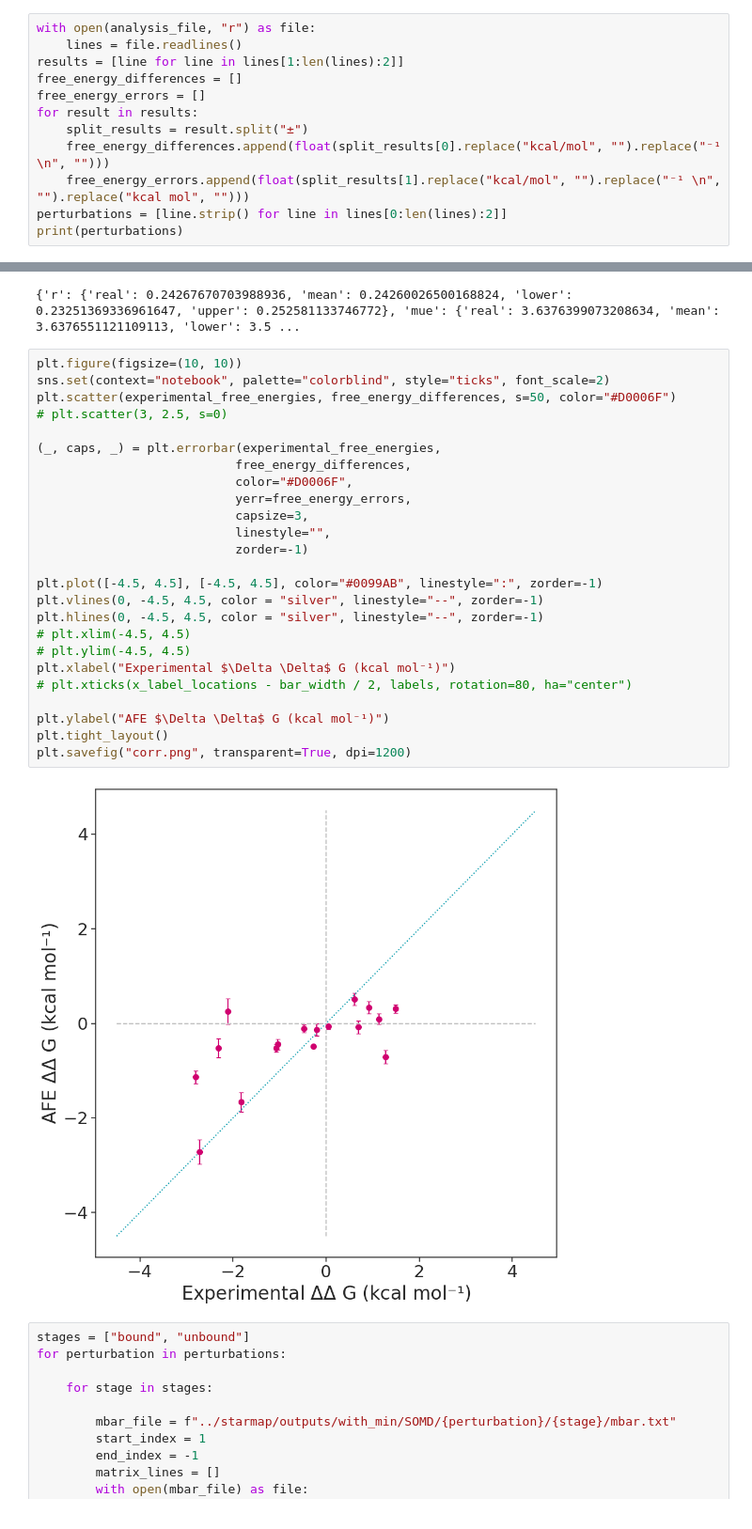
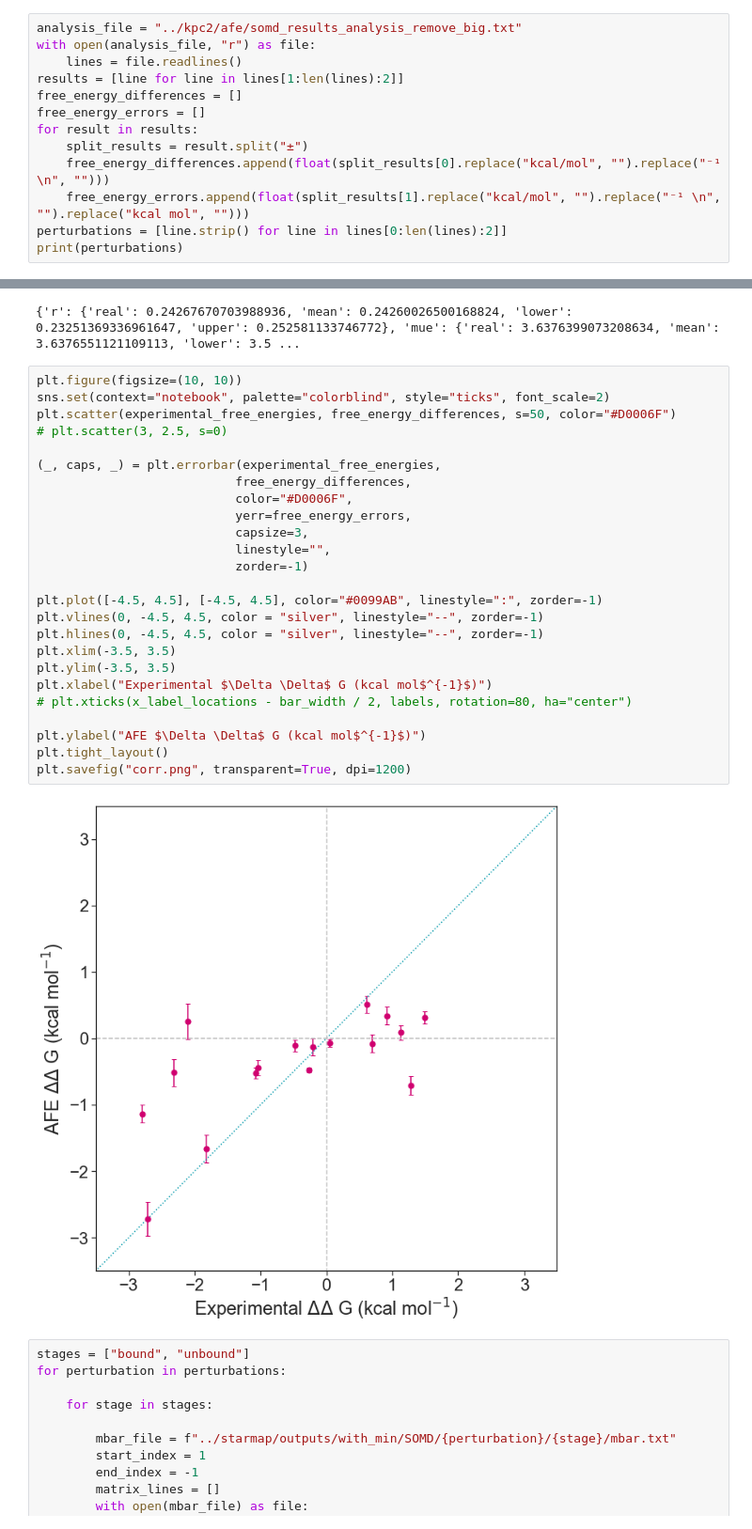
Before and after one commit to meyresearch/metalloenzymes, a Jupyter notebook: scripts/quick_analyse_somd.ipynb, the cells around one changed output, grey strips where cells are left out. Shown at 94% size. Saved outputs shown, nothing was run; the diff lists cells and outputs as text.

```diff
--- a/scripts/quick_analyse_somd.ipynb
+++ b/scripts/quick_analyse_somd.ipynb
@@ -186,6 +186,7 @@ lig_6~lig_7
 lig_10~lig_8
 lig_13~lig_6
 # %%
+analysis_file = "../kpc2/afe/somd_results_analysis_remove_big.txt"
 with open(analysis_file, "r") as file:
     lines = file.readlines()
 results = [line for line in lines[1:len(lines):2]]
@@ -347,30 +348,30 @@ print(stats)
 # %%
 plt.figure(figsize=(10, 10))
 sns.set(context="notebook", palette="colorblind", style="ticks", font_scale=2)
 plt.scatter(experimental_free_energies, free_energy_differences, s=50, color="#D0006F")
 # plt.scatter(3, 2.5, s=0)
 
 (_, caps, _) = plt.errorbar(experimental_free_energies,
                            free_energy_differences,
                            color="#D0006F",
                            yerr=free_energy_errors,
                            capsize=3,
                            linestyle="",
                            zorder=-1)
 
 plt.plot([-4.5, 4.5], [-4.5, 4.5], color="#0099AB", linestyle=":", zorder=-1)
 plt.vlines(0, -4.5, 4.5, color = "silver", linestyle="--", zorder=-1)
 plt.hlines(0, -4.5, 4.5, color = "silver", linestyle="--", zorder=-1)
-# plt.xlim(-4.5, 4.5)
-# plt.ylim(-4.5, 4.5)
-plt.xlabel("Experimental $\Delta \Delta$ G (kcal mol⁻¹)")
+plt.xlim(-3.5, 3.5)
+plt.ylim(-3.5, 3.5)
+plt.xlabel("Experimental $\Delta \Delta$ G (kcal mol$^{-1}$)")
 # plt.xticks(x_label_locations - bar_width / 2, labels, rotation=80, ha="center")
 
-plt.ylabel("AFE $\Delta \Delta$ G (kcal mol⁻¹)")
+plt.ylabel("AFE $\Delta \Delta$ G (kcal mol$^{-1}$)")
 plt.tight_layout()
 plt.savefig("corr.png", transparent=True, dpi=1200)
 # %% [output]
-[figure, old version]
+[figure, new version]
 # %%
 stages = ["bound", "unbound"]
 for perturbation in perturbations:
```
Also changed, not shown: parts of 2 cells of this notebook, 2 other files.
